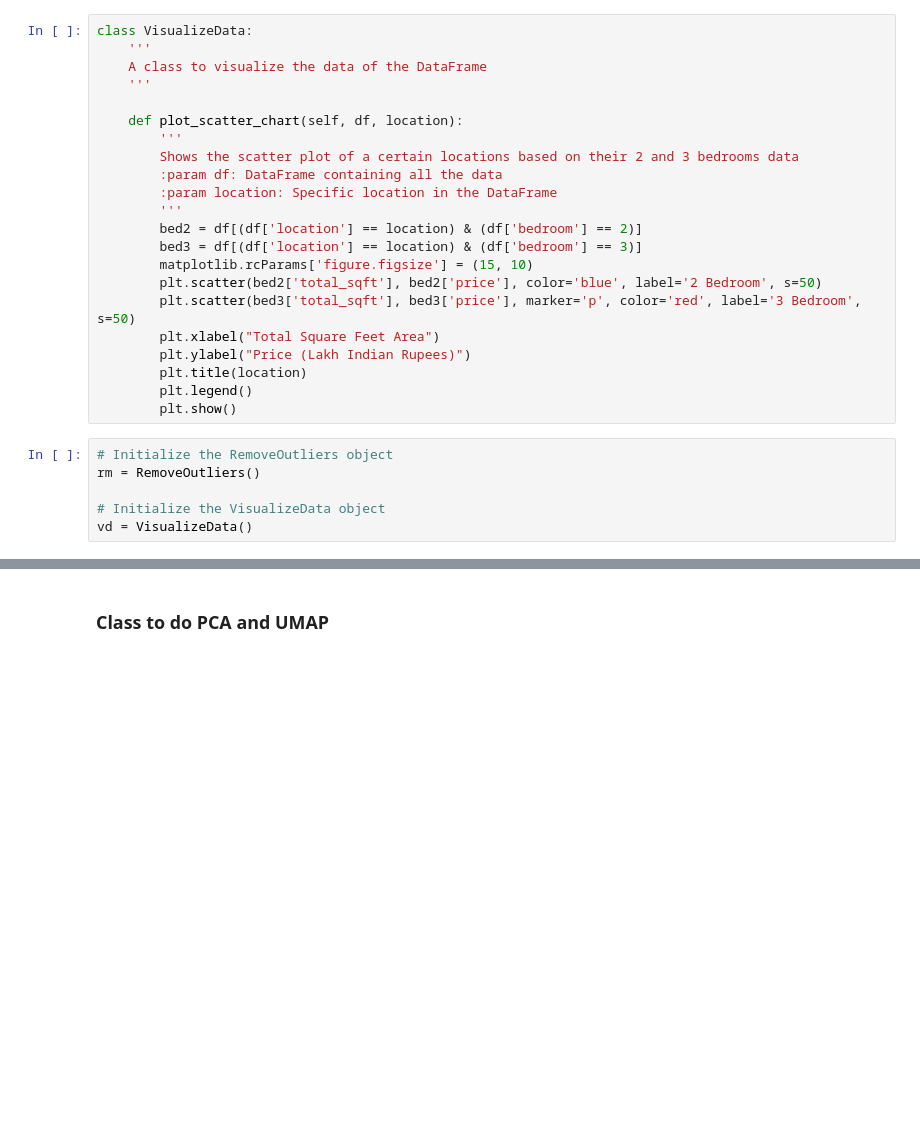
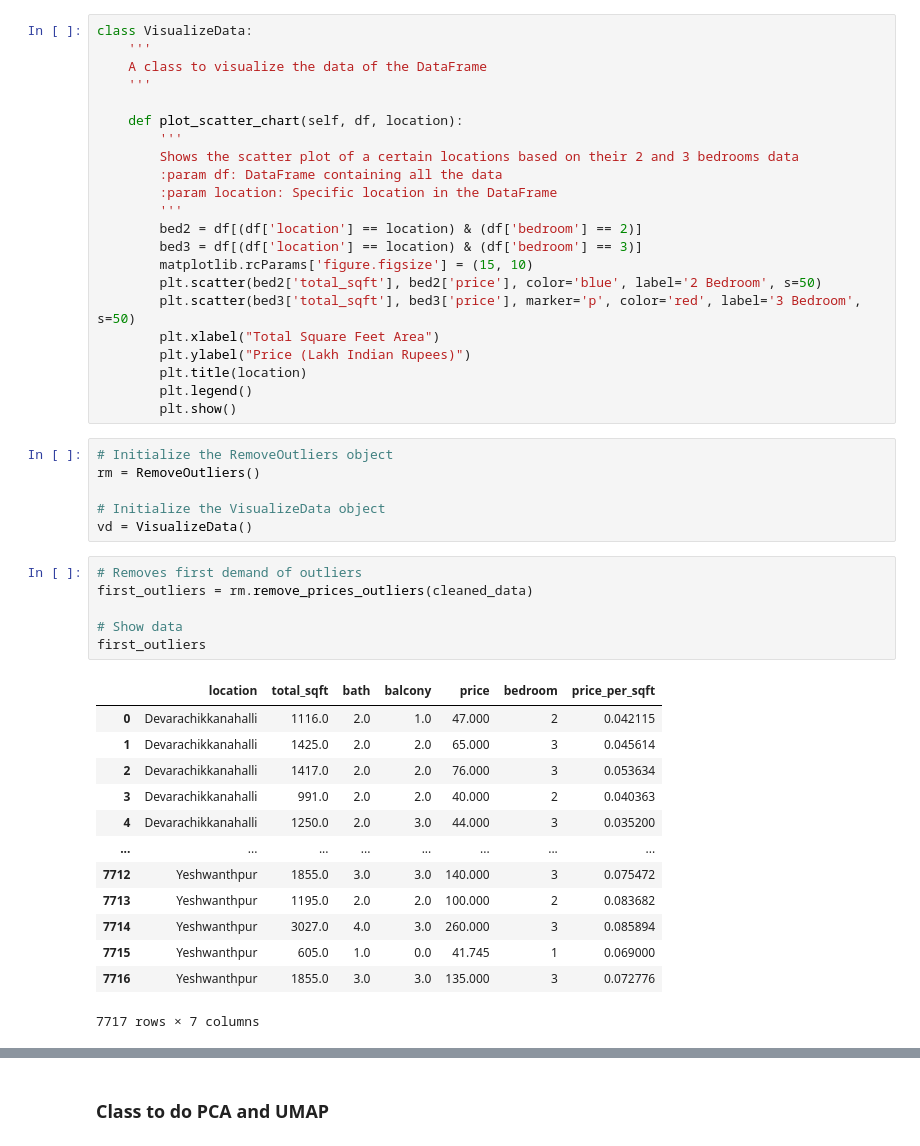
Before and after one commit to VitorVieira20/Ciencia-Dados-2024-G10, a Jupyter notebook: Project/code_netbook.ipynb, the cells around one changed output, grey strips where cells are left out. Saved outputs shown, nothing was run; the diff lists cells and outputs as text; blank space fills up the shorter version.

```diff
--- a/Project/code_netbook.ipynb
+++ b/Project/code_netbook.ipynb
@@ -236,4 +256,24 @@ rm = RemoveOutliers()
 
 # Initialize the VisualizeData object
 vd = VisualizeData()
+# %%
+# Removes first demand of outliers
+first_outliers = rm.remove_prices_outliers(cleaned_data)
+
+# Show data
+first_outliers
+# %% [output]
+|  | location | total_sqft | bath | balcony | price | bedroom | price_per_sqft |
+| 0 | Devarachikkanahalli | 1116.0 | 2.0 | 1.0 | 47.000 | 2 | 0.042115 |
+| 1 | Devarachikkanahalli | 1425.0 | 2.0 | 2.0 | 65.000 | 3 | 0.045614 |
+| 2 | Devarachikkanahalli | 1417.0 | 2.0 | 2.0 | 76.000 | 3 | 0.053634 |
+| 3 | Devarachikkanahalli | 991.0 | 2.0 | 2.0 | 40.000 | 2 | 0.040363 |
+| 4 | Devarachikkanahalli | 1250.0 | 2.0 | 3.0 | 44.000 | 3 | 0.035200 |
+| ... | ... | ... | ... | ... | ... | ... | ... |
+| 7712 | Yeshwanthpur | 1855.0 | 3.0 | 3.0 | 140.000 | 3 | 0.075472 |
+| 7713 | Yeshwanthpur | 1195.0 | 2.0 | 2.0 | 100.000 | 2 | 0.083682 |
+| 7714 | Yeshwanthpur | 3027.0 | 4.0 | 3.0 | 260.000 | 3 | 0.085894 |
+| 7715 | Yeshwanthpur | 605.0 | 1.0 | 0.0 | 41.745 | 1 | 0.069000 |
+| 7716 | Yeshwanthpur | 1855.0 | 3.0 | 3.0 | 135.000 | 3 | 0.072776 |
+7717 rows × 7 columns
 # %%
```
Also changed, not shown: parts of 5 cells of this notebook, 1 other file.
